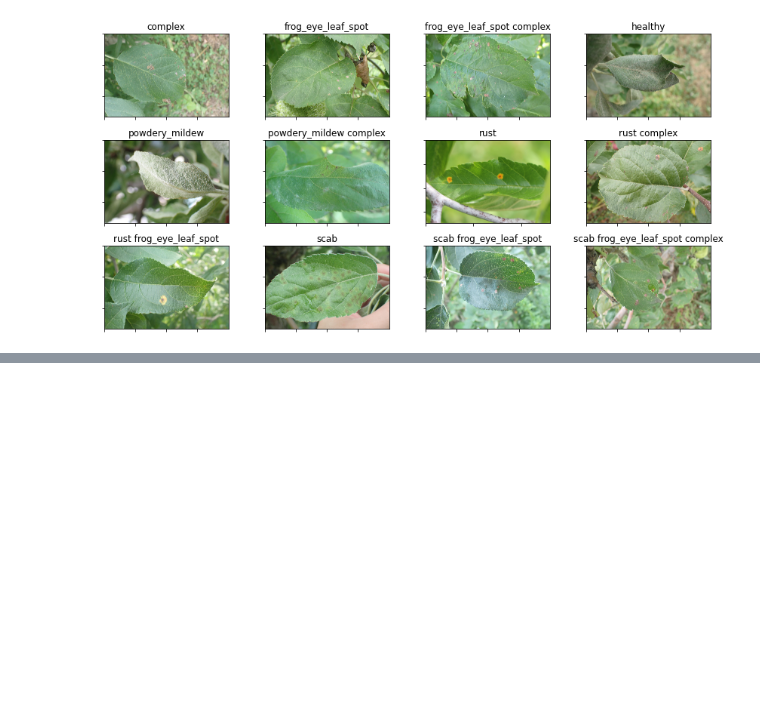
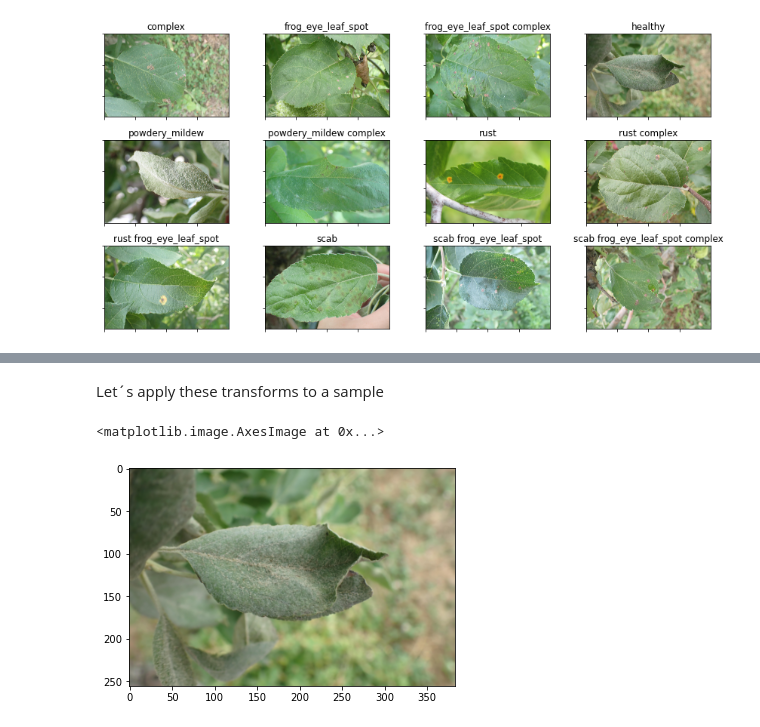
Before and after one commit to arturoruizs/Plant_Pathology_2021, a Jupyter notebook: plant_pathology.ipynb, the cells around one changed output, grey strips where cells are left out. Drawn from its saved outputs; the diff is of its cells as text; code cells hidden in the pictures; blank space fills up the shorter version.

```diff
--- a/plant_pathology.ipynb
+++ b/plant_pathology.ipynb
@@ -153,0 +261,20 @@ display_grid(images,labels,3,4)
+# %%
+#Creating instances of the transform classes
+to_tensor = transforms.ToTensor()
+resize = transforms.Resize(256)
+crop = transforms.RandomCrop(128)
+# %% [markdown]
+Let´s apply these transforms to a sample
+# %%
+samp_1 = plant_dataset[0]
+samp_2 = plant_dataset[0]
+
+tsfm_1 = resize(samp_1[0])
+
+resize = transforms.Resize(128)
+tsfm_2 = resize(samp_2[0])
+# %%
+plt.imshow(tsfm_1)
+# %% [output]
+<matplotlib.image.AxesImage at 0x...>
+[figure, added]
```
Also changed, not shown: parts of 25 cells of this notebook.
